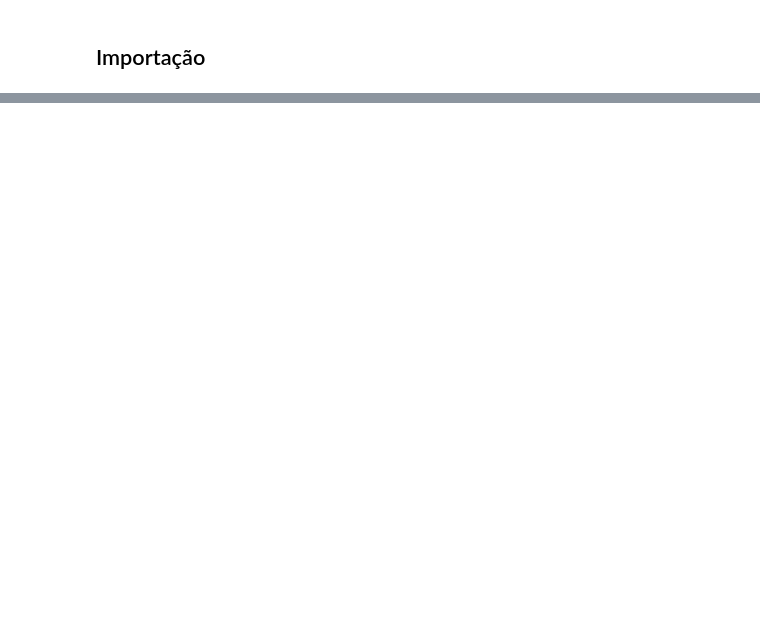
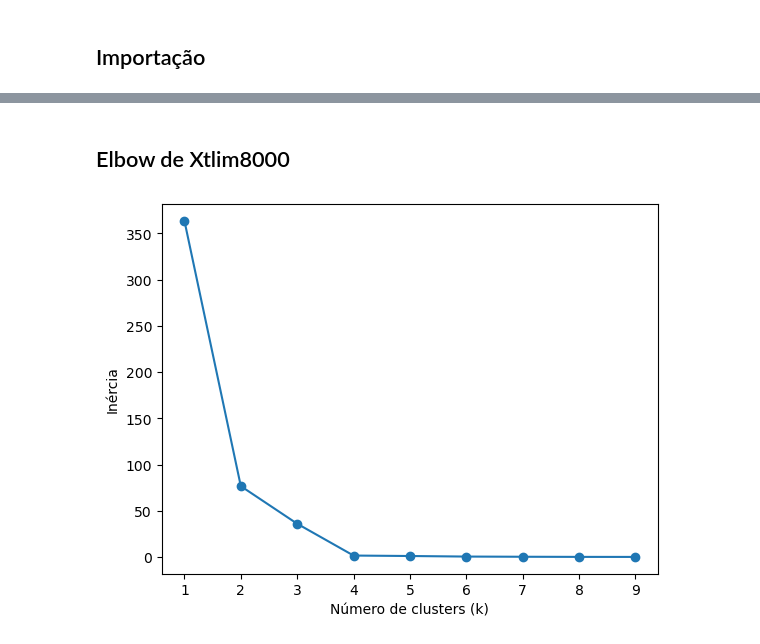
Before and after one commit to Pieri1/SistemasInteligentes-Tarefa02, a Jupyter notebook: notebooks/2_clustering.ipynb, the cells around one changed output, grey strips where cells are left out. Drawn from its saved outputs; the diff is of its cells as text; code cells hidden in the pictures; blank space fills up the shorter version.

```diff
--- a/notebooks/2_clustering.ipynb
+++ b/notebooks/2_clustering.ipynb
@@ -47,0 +73,18 @@ tlim8000victims.head()
+# %% [markdown]
+## Elbow de Xtlim8000
+# %%
+X = tlim8000victims[['tri', 'sobr']].values
+
+inercias = []
+K = range(1, 10)
+for k in K:
+    kmeans = KMeans(n_clusters=k, random_state=42)
+    kmeans.fit(X)
+    inercias.append(kmeans.inertia_)
+
+plt.plot(K, inercias, 'o-')
+plt.xlabel('Número de clusters (k)')
+plt.ylabel('Inércia')
+plt.show()
+# %% [output]
+[figure, added]
```
Also changed, not shown: parts of 9 cells of this notebook, 9 other files.
